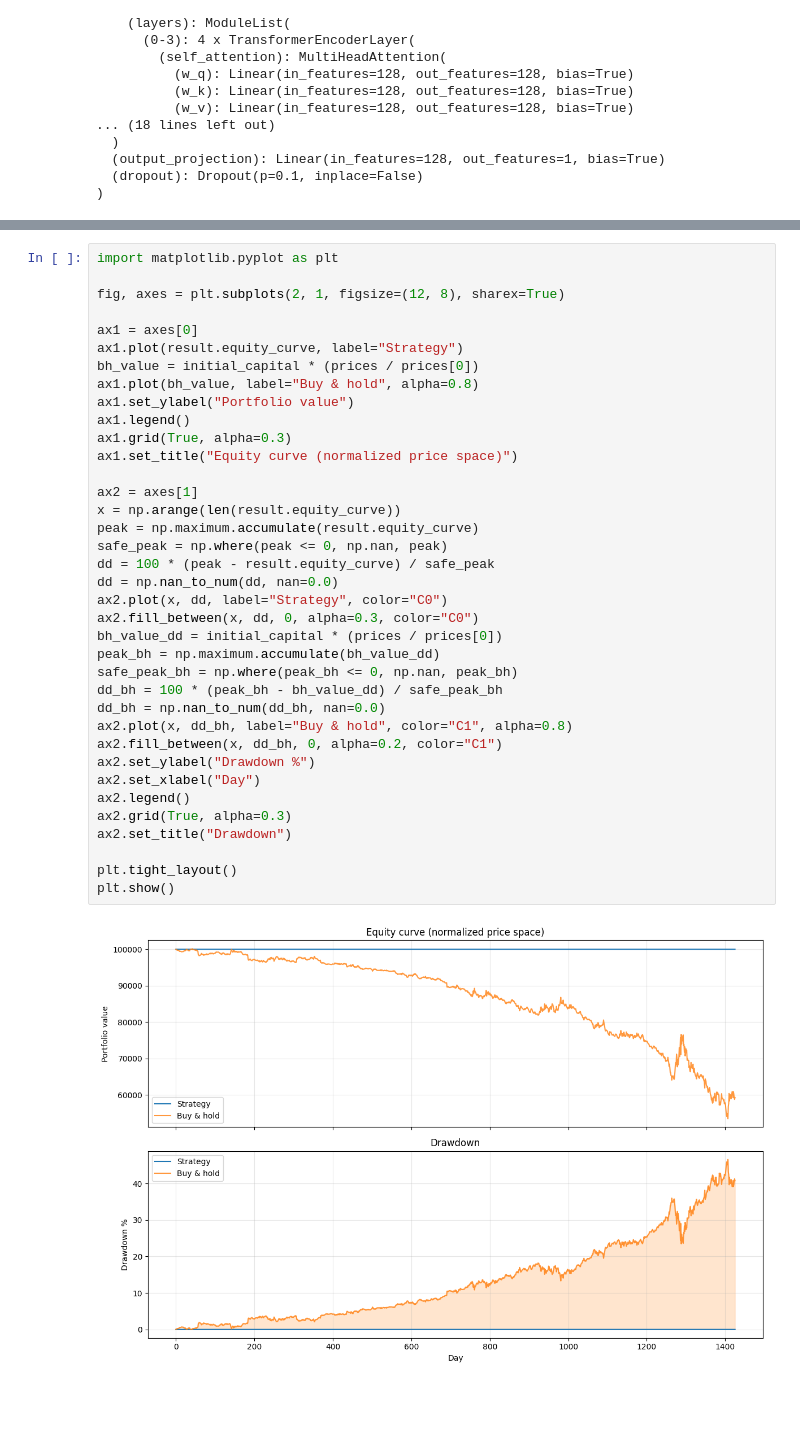
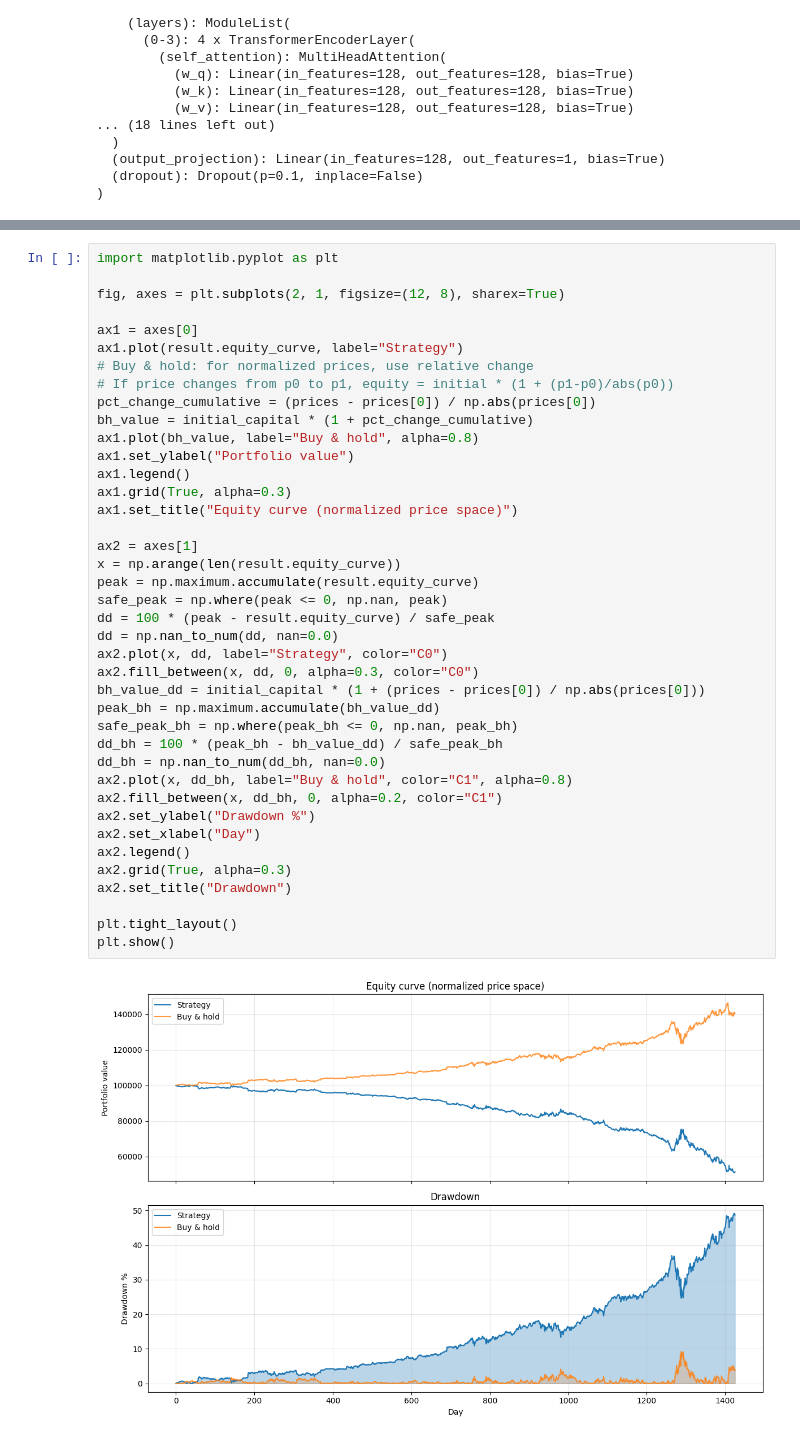
Before and after one commit to ValentinYotov/Stock-price-prediction, a Jupyter notebook: notebooks/05_backtest_simulation.ipynb, the cells around one changed output, grey strips where cells are left out. Drawn from its saved outputs; the diff is of its cells as text; blank space fills up the shorter version.

```diff
--- a/notebooks/05_backtest_simulation.ipynb
+++ b/notebooks/05_backtest_simulation.ipynb
@@ -226,35 +268,38 @@ fig, axes = plt.subplots(2, 1, figsize=(12, 8), sharex=True)
 
 ax1 = axes[0]
 ax1.plot(result.equity_curve, label="Strategy")
-bh_value = initial_capital * (prices / prices[0])
+# Buy & hold: for normalized prices, use relative change
+# If price changes from p0 to p1, equity = initial * (1 + (p1-p0)/abs(p0))
+pct_change_cumulative = (prices - prices[0]) / np.abs(prices[0])
+bh_value = initial_capital * (1 + pct_change_cumulative)
 ax1.plot(bh_value, label="Buy & hold", alpha=0.8)
 ax1.set_ylabel("Portfolio value")
 ax1.legend()
 ax1.grid(True, alpha=0.3)
 ax1.set_title("Equity curve (normalized price space)")
 
 ax2 = axes[1]
 x = np.arange(len(result.equity_curve))
 peak = np.maximum.accumulate(result.equity_curve)
 safe_peak = np.where(peak <= 0, np.nan, peak)
 dd = 100 * (peak - result.equity_curve) / safe_peak
 dd = np.nan_to_num(dd, nan=0.0)
 ax2.plot(x, dd, label="Strategy", color="C0")
 ax2.fill_between(x, dd, 0, alpha=0.3, color="C0")
-bh_value_dd = initial_capital * (prices / prices[0])
+bh_value_dd = initial_capital * (1 + (prices - prices[0]) / np.abs(prices[0]))
 peak_bh = np.maximum.accumulate(bh_value_dd)
 safe_peak_bh = np.where(peak_bh <= 0, np.nan, peak_bh)
 dd_bh = 100 * (peak_bh - bh_value_dd) / safe_peak_bh
 dd_bh = np.nan_to_num(dd_bh, nan=0.0)
 ax2.plot(x, dd_bh, label="Buy & hold", color="C1", alpha=0.8)
 ax2.fill_between(x, dd_bh, 0, alpha=0.2, color="C1")
 ax2.set_ylabel("Drawdown %")
 ax2.set_xlabel("Day")
 ax2.legend()
 ax2.grid(True, alpha=0.3)
 ax2.set_title("Drawdown")
 
 plt.tight_layout()
 plt.show()
 # %% [output]
-[figure, old version]
+[figure, new version]
```
Also changed, not shown: parts of 4 cells of this notebook, 4 other files.
